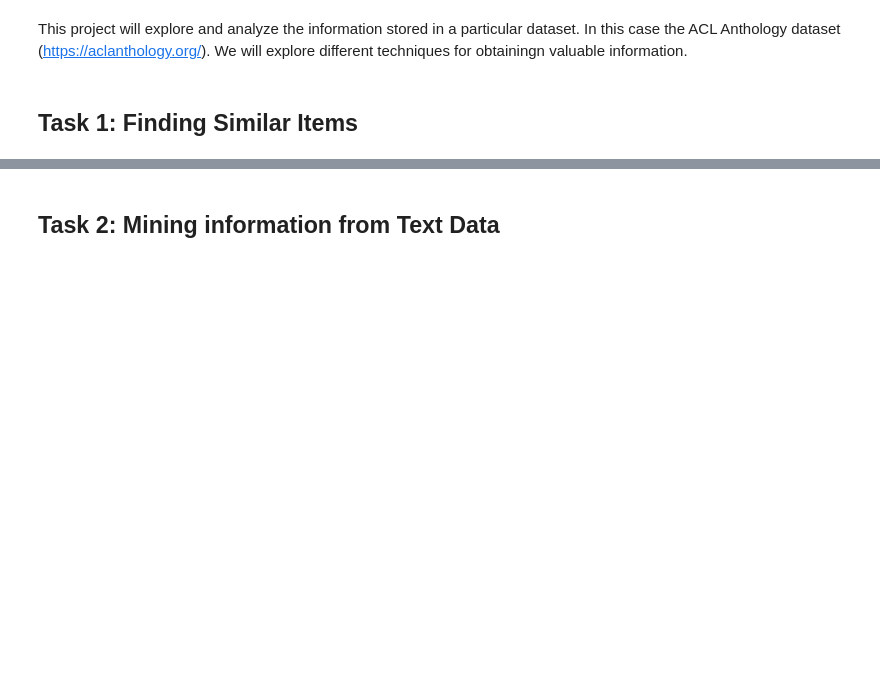
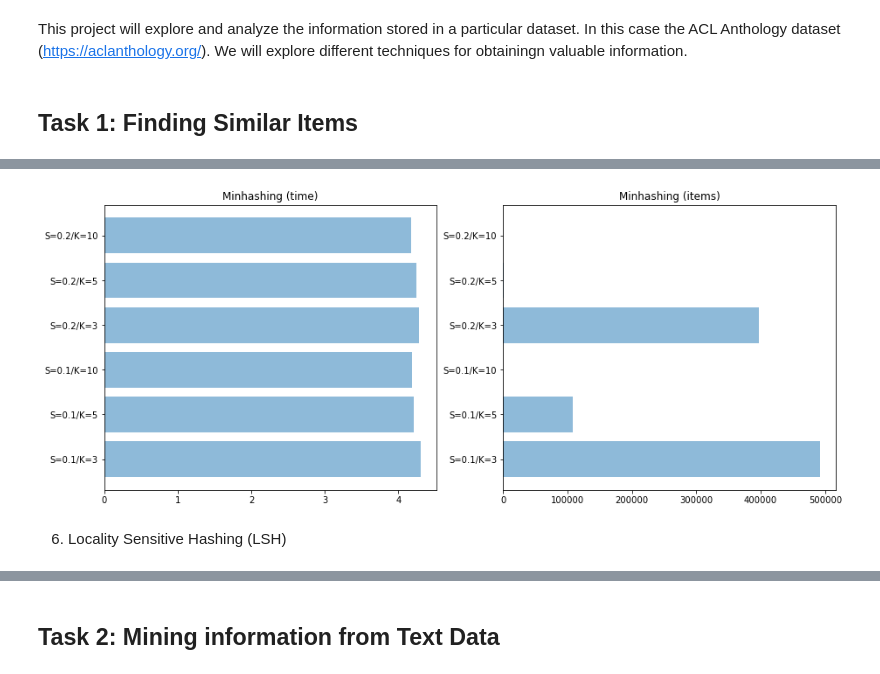
Before and after one commit to martinel-UAS/projects, a Jupyter notebook: 2. Descriptive/Project_1/Project 1.ipynb, the cells around one changed output, grey strips where cells are left out. Cells and saved outputs as stored; diff of their text form; code cells hidden in the pictures; blank space fills up the shorter version.

```diff
--- a/2. Descriptive/Project_1/Project 1.ipynb
+++ b/2. Descriptive/Project_1/Project 1.ipynb
@@ -14,0 +258,6 @@ Randomly select 1000 abstracts from the whole dataset. Find the similar items us
+# %%
+plot_results('Minhashing')
+# %% [output]
+[figure, added]
+# %% [markdown]
+6. Locality Sensitive Hashing (LSH)
```
Also changed, not shown: parts of 31 cells of this notebook, 2 other files.
